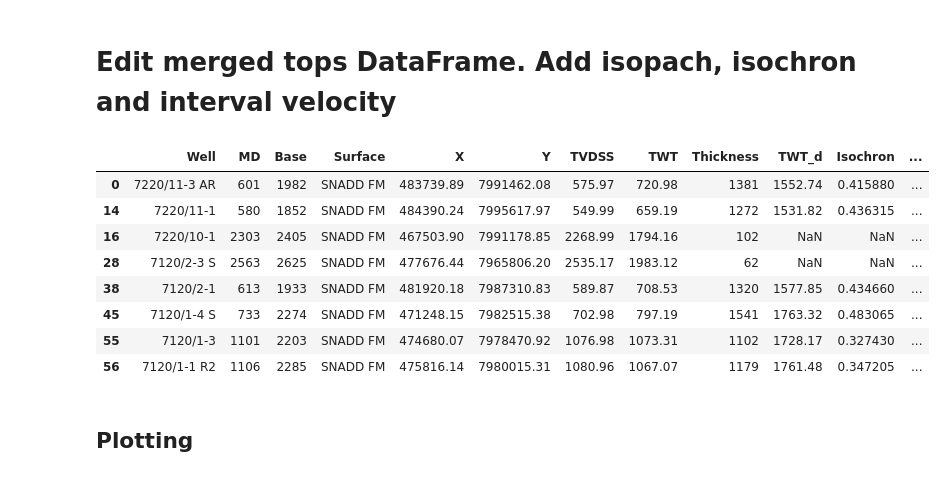
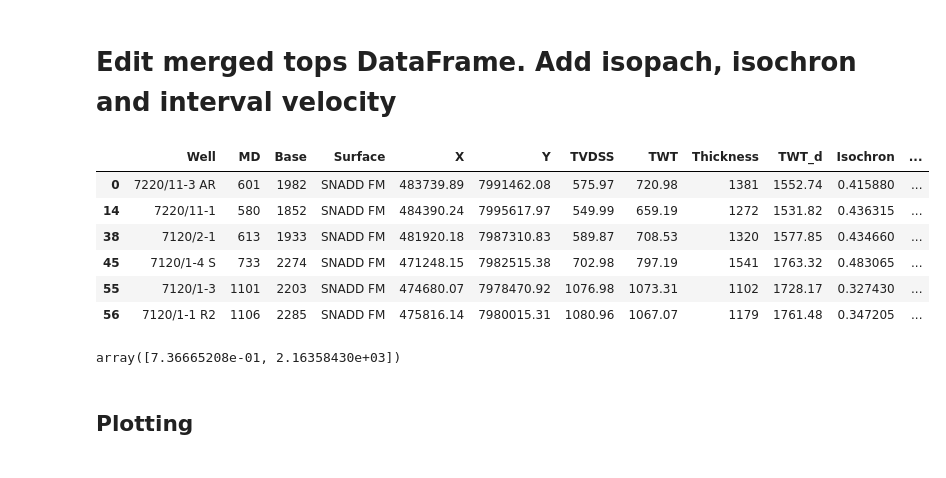
Before and after one commit to ABDunbar/NPD-Well-Velocity-Integration, a Jupyter notebook: def_tops.ipynb, the cells around one changed output. Drawn from its saved outputs; the diff is of its cells as text; code cells hidden in the pictures.

```diff
--- a/def_tops.ipynb
+++ b/def_tops.ipynb
@@ -8,11 +8,12 @@ import os
 # %% [markdown]
 # File, path variables
 # %%
-file = r'../data/7120_1_4S_lithology.las'
-tops_csv = r'../tops.csv'
+file = r'./data/7120_1_4S_lithology.las'
+tops_csv = r'./tops.csv'
 #npd_link = r'https://npdfactpages.npd.no/ReportServer_npdpublic?/FactPages/TableView/wellbore_formation_top&rs:Command=Render&rc:Toolbar=false&rc:Parameters=f&rs:Format=CSV&Top100=false&IpAddress=84.208.221.128&CultureCode=en'
-npd_link = r'../wellbore_formation_top.csv'
-path = r'../sonic_logs'
+npd_link = r'./wellbore_formation_top.csv'
+path = r'./sonic_logs'
+file_list = open('./sonic_list', 'r')
 # %% [markdown]
 # Import Formation tops from NPD and Petrel
 # %%
@@ -204,19 +204,19 @@ merge = vint(merge)
 
 merge = midPointDepth(merge)
 
+plot = merge.dropna()
+
 plot_tops = merge.drop(['MD', 'Base', 'X', 'Y', 'TWT', 'Thickness', 'TWT_d', 'Isochron', 'Vint'], axis=1)
 
 well = '7120/1-4 S'
 tops = plot_tops[plot_tops['Well'] == well]['Surface']
 depths = plot_tops[plot_tops['Well'] == well]['TVDSS']
 # %%
-merge[ merge['Surface']=='SNADD FM']
+plot[ plot['Surface']=='SNADD FM']
 # %% [output]
 |  | Well | MD | Base | Surface | X | Y | TVDSS | TWT | Thickness | TWT_d | Isochron | ... |
 | 0 | 7220/11-3 AR | 601 | 1982 | SNADD FM | 483739.89 | 7991462.08 | 575.97 | 720.98 | 1381 | 1552.74 | 0.415880 | ... |
 | 14 | 7220/11-1 | 580 | 1852 | SNADD FM | 484390.24 | 7995617.97 | 549.99 | 659.19 | 1272 | 1531.82 | 0.436315 | ... |
-| 16 | 7220/10-1 | 2303 | 2405 | SNADD FM | 467503.90 | 7991178.85 | 2268.99 | 1794.16 | 102 | NaN | NaN | ... |
-| 28 | 7120/2-3 S | 2563 | 2625 | SNADD FM | 477676.44 | 7965806.20 | 2535.17 | 1983.12 | 62 | NaN | NaN | ... |
 | 38 | 7120/2-1 | 613 | 1933 | SNADD FM | 481920.18 | 7987310.83 | 589.87 | 708.53 | 1320 | 1577.85 | 0.434660 | ... |
 | 45 | 7120/1-4 S | 733 | 2274 | SNADD FM | 471248.15 | 7982515.38 | 702.98 | 797.19 | 1541 | 1763.32 | 0.483065 | ... |
 | 55 | 7120/1-3 | 1101 | 2203 | SNADD FM | 474680.07 | 7978470.92 | 1076.98 | 1073.31 | 1102 | 1728.17 | 0.327430 | ... |
@@ -224,2 +227,6 @@ merge[ merge['Surface']=='SNADD FM']
+# %%
+reg
+# %% [output]
+array([7.36665208e-01, 2.16358430e+03])
 # %% [markdown]
 ## Plotting
```
Also changed, not shown: parts of 6 cells of this notebook.
